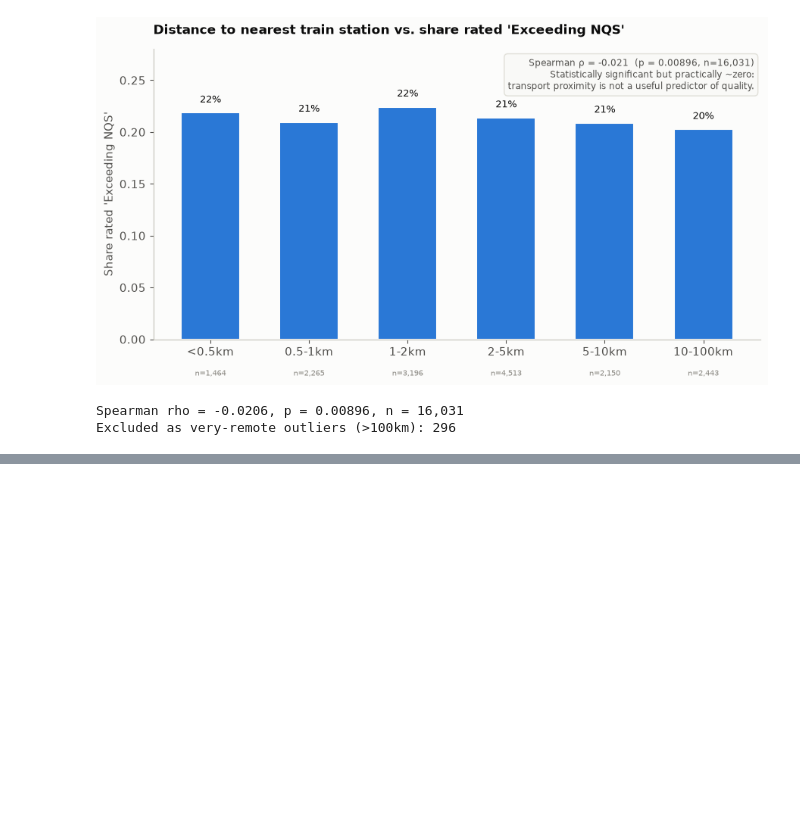
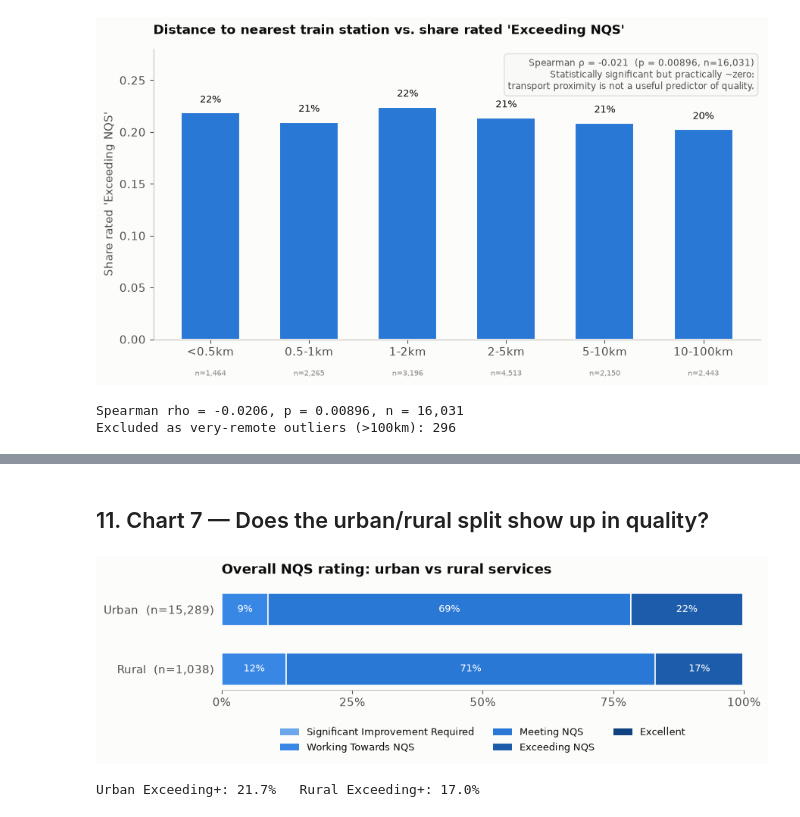
Before and after one commit to martvanhoorn2003-svg/Mart, a Jupyter notebook: ACECQA_Service_Quality_Analysis.ipynb, the cells around one changed output, grey strips where cells are left out. Cells and saved outputs as stored; diff of their text form; code cells hidden in the pictures; blank space fills up the shorter version.

```diff
--- a/ACECQA_Service_Quality_Analysis.ipynb
+++ b/ACECQA_Service_Quality_Analysis.ipynb
@@ -500,0 +590,43 @@ Excluded as very-remote outliers (>100km): 296
+# %% [markdown]
+
+## 11. Chart 7 — Does the urban/rural split show up in quality?
+# %%
+
+d7 = df[df["UrbanRural"].notna() & df["OverallRating"].notna()].copy()
+d7["OverallRating"] = d7["OverallRating"].astype(str)
+d7 = d7[d7["OverallRating"] != NOT_YET_ASSESSED]
+props7 = (
+    d7.groupby("UrbanRural")["OverallRating"].value_counts(normalize=True)
+    .unstack(fill_value=0).reindex(columns=RATING_ORDER_SUBSTANTIVE, fill_value=0).reindex(["Urban", "Rural"])
+)
+counts7 = d7["UrbanRural"].value_counts()
+props7.index = [f"{i}  (n={counts7[i]:,})" for i in props7.index]
+
+fig, ax = plt.subplots(figsize=(9, 3.2))
+left = np.zeros(len(props7)); y = np.arange(len(props7))
+for cat in RATING_ORDER_SUBSTANTIVE:
+    vals = props7[cat].to_numpy()
+    ax.barh(y, vals, left=left, height=0.55, color=RATING_COLORS[cat], edgecolor=SURFACE, linewidth=1.2, label=cat)
+    for i, v in enumerate(vals):
+        if v >= 0.06:
+            ax.text(left[i] + v / 2, y[i], f"{v:.0%}", ha="center", va="center", fontsize=9, color="white")
+    left += vals
+ax.set_yticks(y); ax.set_yticklabels(props7.index)
+ax.set_xlim(0, 1); ax.set_xticks([0, .25, .5, .75, 1.0]); ax.set_xticklabels(["0%", "25%", "50%", "75%", "100%"])
+ax.invert_yaxis()
+for spine in ["top", "right", "left"]:
+    ax.spines[spine].set_visible(False)
+ax.tick_params(left=False)
+ax.set_title("Overall NQS rating: urban vs rural services", fontsize=13, fontweight="bold", color=INK_PRIMARY, loc="left", pad=14)
+handles = [Patch(facecolor=RATING_COLORS[c], label=c) for c in RATING_ORDER_SUBSTANTIVE]
+ax.legend(handles=handles, loc="upper center", bbox_to_anchor=(0.5, -0.28), ncol=3, frameon=False, fontsize=9)
+fig.tight_layout()
+fig.savefig(FIG_DIR / "07_rating_by_urban_rural.png", dpi=200)
+plt.show()
+
+urban_exceeding = float(props7.iloc[0][["Exceeding NQS", "Excellent"]].sum()) * 100
+rural_exceeding = float(props7.iloc[1][["Exceeding NQS", "Excellent"]].sum()) * 100
+print(f"Urban Exceeding+: {urban_exceeding:.1f}%   Rural Exceeding+: {rural_exceeding:.1f}%")
+# %% [output]
+[figure, added]
+Urban Exceeding+: 21.7%   Rural Exceeding+: 17.0%
```
Also changed, not shown: parts of 12 cells of this notebook, 13 other files.
